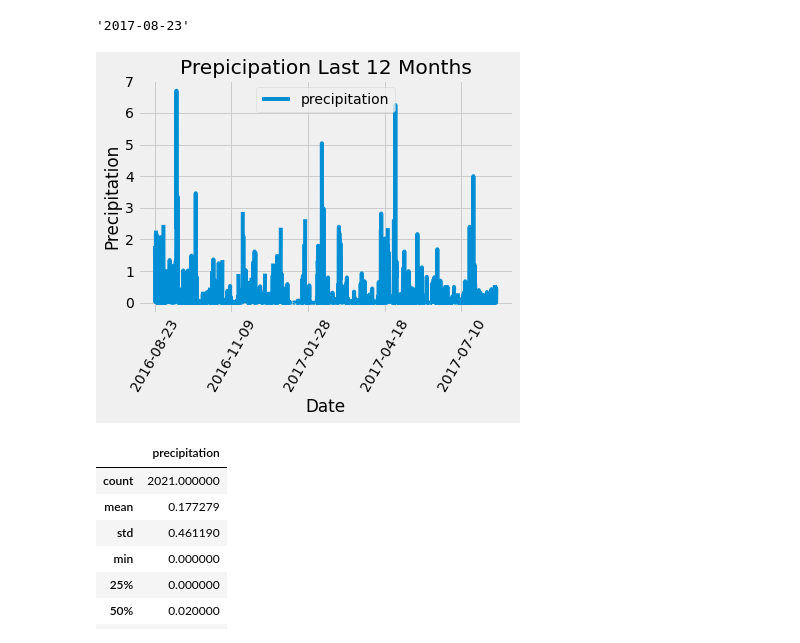
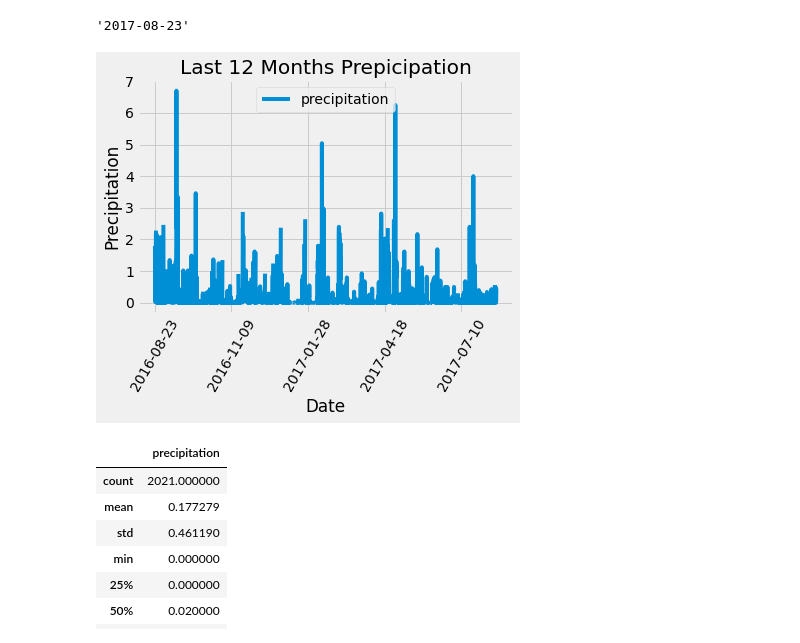
Before and after one commit to spicuzzi2010/sqlalchemy-challenge, a Jupyter notebook: climate_starter.ipynb, the cells around one changed output. Drawn from its saved outputs; the diff is of its cells as text; code cells hidden in the pictures.

Commit message:
updating readme and adding images folder for graphs

```diff
--- a/climate_starter.ipynb
+++ b/climate_starter.ipynb
@@ -87,15 +87,15 @@ last_year_prcp_df = last_year_prcp_df.sort_values(by=['date'])
 # %%
 # Use Pandas Plotting with Matplotlib to plot the data
 
 last_year_prcp_df.plot(y='precipitation', use_index=True)
-plt.title('Prepicipation Last 12 Months')
+plt.title('Last 12 Months Prepicipation')
 plt.xlabel('Date')
 plt.ylabel('Precipitation')
 plt.xticks(rotation = 60)
-#plt.savefig("Resources/Precipitation.png")
+plt.savefig("Images/12_Months_Prepicipation.png")
 plt.show()
 # %% [output]
-[figure, old version]
+[figure, new version]
 # %%
 # Use Pandas to calcualte the summary statistics for the precipitation data
 last_year_prcp_df.describe()
```
Also changed, not shown: parts of 1 cell of this notebook, 4 other files.
